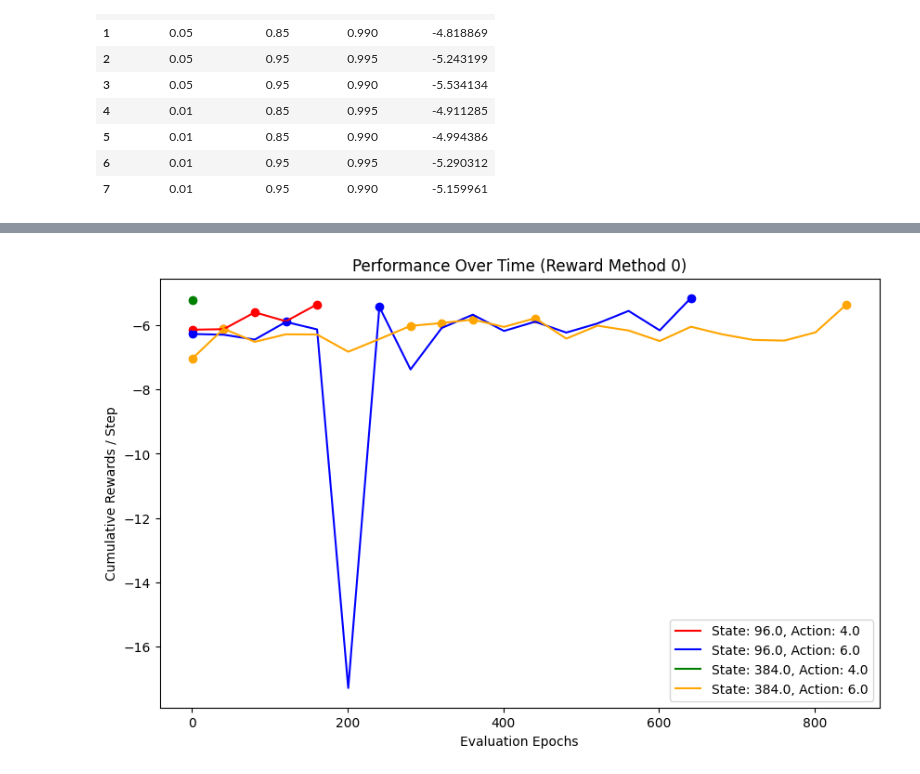
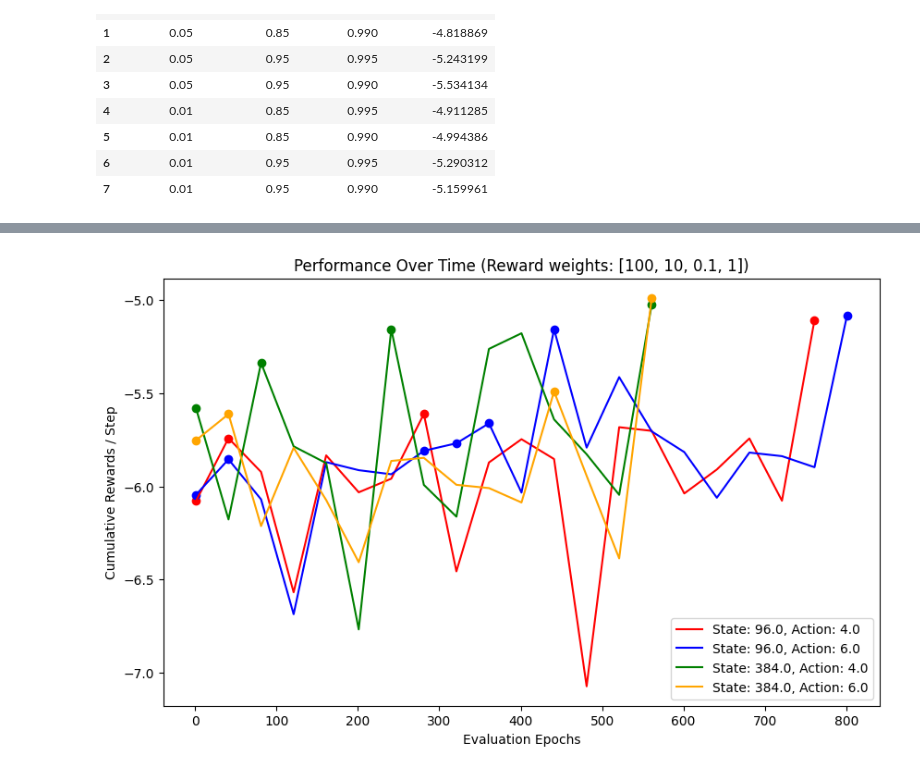
Before and after one commit to shayanshafquat/Group-A9, a Jupyter notebook: results.ipynb, the cells around one changed output, grey strips where cells are left out. Cells and saved outputs as stored; diff of their text form; code cells hidden in the pictures.

```diff
--- a/results.ipynb
+++ b/results.ipynb
@@ -110,3 +7,0 @@ np.hypot(0.35,0.3)
-# %%
-filename = "dqn_controller_499.npz"
-data = np.load(filename)
@@ -195,3 +7,0 @@ class Drone():
-# %%
-filename = "heuristic_controller_parameters.npy"
-data = np.load(filename)
@@ -276,9 +7,0 @@ def get_state(target_):
-# %%
-import json
-
-# Load the parameters from the JSON file
-with open('./Results/tuning/all_best_parameters_heuristic_2.json', 'r') as file:
-    data = json.load(file)
-
-sorted_data = sorted(data, key=lambda x: x['performance'], reverse=True)
-top_3_parameters = sorted_data[:3]
@@ -692,60 +262,64 @@ for reward in reward_methods:
 # %%
 import matplotlib.pyplot as plt
 import numpy as np
 import pandas as pd
 
 # Assuming best_hyperparams is already defined and loaded
 # Define colors for each state-action pair
 colors = {
     (96, 4): 'red',
     (96, 6): 'blue',
     (384, 4): 'green',
     (384, 6): 'orange'
 }
 
-plt.figure(figsize=(10, 6))
+# Reward methods
+reward_methods = [1]
 
-# Filter for reward method 0
-best_hyperparams_reward_0 = best_hyperparams[best_hyperparams['reward_method'] == 0]
+for r in reward_methods:
+    plt.figure(figsize=(10, 6))
 
-for index, row in best_hyperparams_reward_0.iterrows():
-    state_size = row['state_size']
-    action_size = row['action_size']
-    lr = row['learning_rate']
-    df = row['discount_factor']
-    ed = row['epsilon_decay']
-    best_performance = row['cumulative_rewards_per_step']
+    # Filter for reward method 0
+    best_hyperparams_reward_0 = best_hyperparams[best_hyperparams['reward_method'] == 1]
 
-    # Construct the file name and load the data
-    file_name = f"./Results/q-learning/lr{lr}_df{df}_ed{ed}_{int(state_size)}_{int(action_size)}_0.npy"
-    data = np.load(file_name)
+    for index, row in best_hyperparams_reward_0.iterrows():
+        state_size = row['state_size']
+        action_size = row['action_size']
+        lr = row['learning_rate']
+        df = row['discount_factor']
+        ed = row['epsilon_decay']
+        best_performance = row['cumulative_rewards_per_step']
 
-    # Extract epochs and cumulative rewards
-    epochs = data[:, 0]
-    cumulative_rewards = data[:, 1]
+        # Construct the file name and load the data
+        file_name = f"./Results/q-learning/lr{lr}_df{df}_ed{ed}_{int(state_size)}_{int(action_size)}_1.npy"
+        data = np.load(file_name)
 
-    # Find the epoch where the best performance is first achieved or exceeded
-    target_epoch_index = np.argmax(cumulative_rewards >= best_performance)
-    if cumulative_rewards[target_epoch_index] < best_performance:
-        target_epoch_index = len(epochs) - 1  # Use the full range if the target is not reached
+        # Extract epochs and cumulative rewards
+        epochs = data[:, 0]
+        cumulative_rewards = data[:, 1]
 
-    # Plotting only up to the target_epoch_index
-    plt.plot(epochs[:target_epoch_index + 1], cumulative_rewards[:target_epoch_index + 1], color=colors[(state_size, action_size)], label=f"State: {state_size}, Action: {action_size}")
+        # Find the epoch where the best performance is first achieved or exceeded
+        target_epoch_index = np.argmax(cumulative_rewards >= best_performance)
+        if cumulative_rewards[target_epoch_index] < best_performance:
+            target_epoch_index = len(epochs) - 1  # Use the full range if the target is not reached
 
-    # Mark improvements
-    last_best_performance = float('-inf')
-    for epoch, reward in zip(epochs[:target_epoch_index + 1], cumulative_rewards[:target_epoch_index + 1]):
-        if reward > last_best_performance:
-            plt.scatter(epoch, reward, color=colors[(state_size, action_size)], marker='o')
-            last_best_performance = reward
+        # Plotting only up to the target_epoch_index
+        plt.plot(epochs[:target_epoch_index + 1], cumulative_rewards[:target_epoch_index + 1], color=colors[(state_size, action_size)], label=f"State: {state_size}, Action: {action_size}")
 
-plt.xlabel("Evaluation Epochs")
-plt.ylabel("Cumulative Rewards / Step")
-plt.title("Performance Over Time (Reward Method 0)")
-plt.legend()
-plt.show()
+        # Mark improvements
+        last_best_performance = float('-inf')
+        for epoch, reward in zip(epochs[:target_epoch_index + 1], cumulative_rewards[:target_epoch_index + 1]):
+            if reward > last_best_performance:
+                plt.scatter(epoch, reward, color=colors[(state_size, action_size)], marker='o')
+                last_best_performance = reward
+
+    plt.xlabel("Evaluation Epochs")
+    plt.ylabel("Cumulative Rewards / Step")
+    plt.title(f"Performance Over Time (Reward weights: [100, 10, 0.1, 1])")
+    plt.legend()
+    plt.show()
 # %% [output]
-[figure, old version]
+[figure, new version]
 # %%
 import matplotlib.pyplot as plt
 import numpy as np
```
Also changed, not shown: parts of 40 cells of this notebook.
